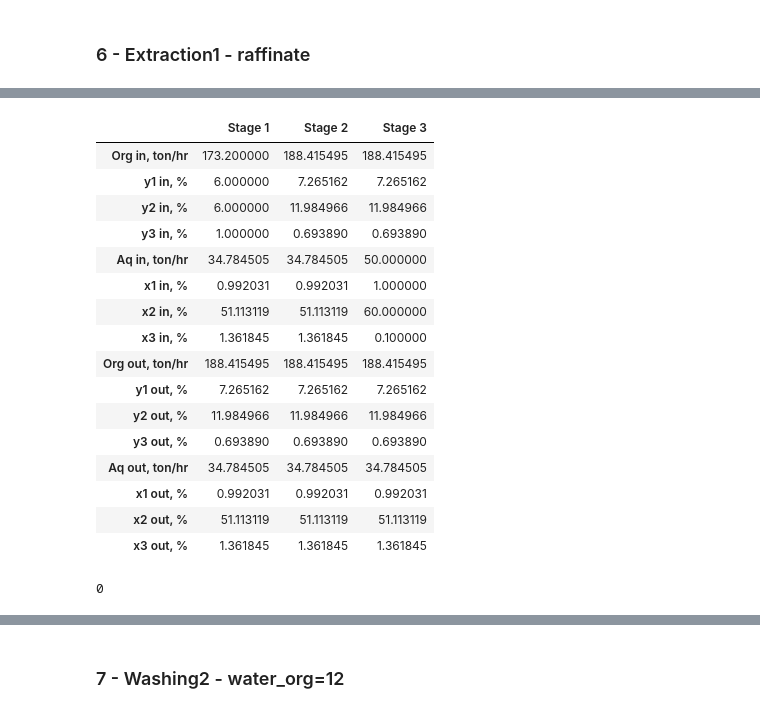
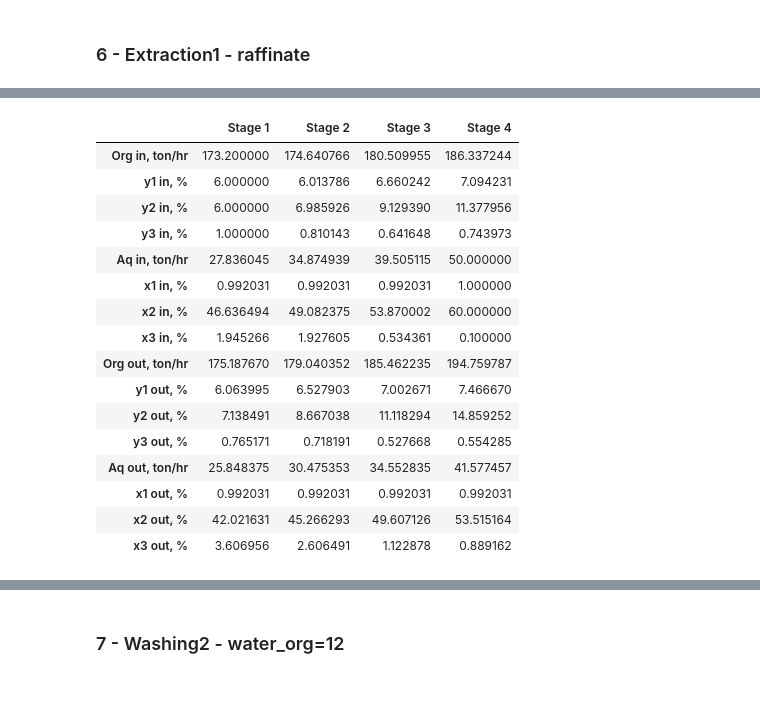
Before and after one commit to vladgap/LLC, a Jupyter notebook: Rotem LLC Extraction 1.ipynb, the cells around one changed output, grey strips where cells are left out. Cells and saved outputs as stored; diff of their text form; code cells hidden in the pictures.

```diff
--- a/Rotem LLC Extraction 1.ipynb
+++ b/Rotem LLC Extraction 1.ipynb
@@ -724,4 +856,4 @@ mesh_predics1_4=mesh_predict_y[:,:,2]
 # %%
-bat6_2=BatteryConv(stages_num=3, Oin=173.2, Ain=50, yin=[6, 6, 1 ], xin=[1, 60, .1], EQUIL=EQUIL_rotem_extr1, eff=.8, max_iter=30, convergence=1E-4)#, entrainment_perc_in=[1,2], entrainment_comp_in=[[10,10,10],[5,5,5]], entrainment_perc_out=[3,4])
-bat6_2.runs
+bat1_2=BatteryConv(stages_num=3, Oin=173.2, Ain=50, yin=[6, 6, 1 ], xin=[1, 60, .1], EQUIL=EQUIL_rotem_extr1, method='succesive', eff=.8, max_iter=10, convergence=1E-4)#, entrainment_perc_in=[1,2], entrainment_comp_in=[[10,10,10],[5,5,5]], entrainment_perc_out=[3,4])
+bat1_2.runs
 # %% [output]
@@ -751,28 +879,22 @@ bat6_2.error_list.plot()
 # %% [output]
 [interactive output not drawn]
 # %%
-table6_2=BatteryTable(bat6_2).data
+table1_2=BatteryTable(bat1_2).data
 # %% [output]
-|  | Stage 1 | Stage 2 | Stage 3 |
-| Org in, ton/hr | 173.200000 | 188.415495 | 188.415495 |
-| y1 in, % | 6.000000 | 7.265162 | 7.265162 |
-| y2 in, % | 6.000000 | 11.984966 | 11.984966 |
-| y3 in, % | 1.000000 | 0.693890 | 0.693890 |
-| Aq in, ton/hr | 34.784505 | 34.784505 | 50.000000 |
-| x1 in, % | 0.992031 | 0.992031 | 1.000000 |
-| x2 in, % | 51.113119 | 51.113119 | 60.000000 |
-| x3 in, % | 1.361845 | 1.361845 | 0.100000 |
-| Org out, ton/hr | 188.415495 | 188.415495 | 188.415495 |
-| y1 out, % | 7.265162 | 7.265162 | 7.265162 |
-| y2 out, % | 11.984966 | 11.984966 | 11.984966 |
-| y3 out, % | 0.693890 | 0.693890 | 0.693890 |
-| Aq out, ton/hr | 34.784505 | 34.784505 | 34.784505 |
-| x1 out, % | 0.992031 | 0.992031 | 0.992031 |
-| x2 out, % | 51.113119 | 51.113119 | 51.113119 |
-| x3 out, % | 1.361845 | 1.361845 | 1.361845 |
+|  | Stage 1 | Stage 2 | Stage 3 | Stage 4 |
+| Org in, ton/hr | 173.200000 | 174.640766 | 180.509955 | 186.337244 |
+| y1 in, % | 6.000000 | 6.013786 | 6.660242 | 7.094231 |
+| y2 in, % | 6.000000 | 6.985926 | 9.129390 | 11.377956 |
+| y3 in, % | 1.000000 | 0.810143 | 0.641648 | 0.743973 |
+| Aq in, ton/hr | 27.836045 | 34.874939 | 39.505115 | 50.000000 |
+| x1 in, % | 0.992031 | 0.992031 | 0.992031 | 1.000000 |
+| x2 in, % | 46.636494 | 49.082375 | 53.870002 | 60.000000 |
+| x3 in, % | 1.945266 | 1.927605 | 0.534361 | 0.100000 |
+| Org out, ton/hr | 175.187670 | 179.040352 | 185.462235 | 194.759787 |
+| y1 out, % | 6.063995 | 6.527903 | 7.002671 | 7.466670 |
+| y2 out, % | 7.138491 | 8.667038 | 11.118294 | 14.859252 |
+| y3 out, % | 0.765171 | 0.718191 | 0.527668 | 0.554285 |
+| Aq out, ton/hr | 25.848375 | 30.475353 | 34.552835 | 41.577457 |
+| x1 out, % | 0.992031 | 0.992031 | 0.992031 | 0.992031 |
+| x2 out, % | 42.021631 | 45.266293 | 49.607126 | 53.515164 |
+| x3 out, % | 3.606956 | 2.606491 | 1.122878 | 0.889162 |
-# %%
-# bat6_1=LLC.Battery(stages_num=3, Oin=173.2, Ain=15, yin=[8.2, .06, .06], xin=[1, 30, 15], EQUIL=EQUIL_rotem_extr1, eff=.8, max_iter=200)#, convergence=1E-4)
-bat6_1=LLC.Battery(stages_num=2, Oin=173.2, Ain=50, yin=[6, 6, 1 ], xin=[1, 60, .1], EQUIL=EQUIL_rotem_extr1, eff=.8, max_iter=30, convergence=1E-4)
-bat6_1.runs
-# %% [output]
-0
```
Also changed, not shown: parts of 17 cells of this notebook.
